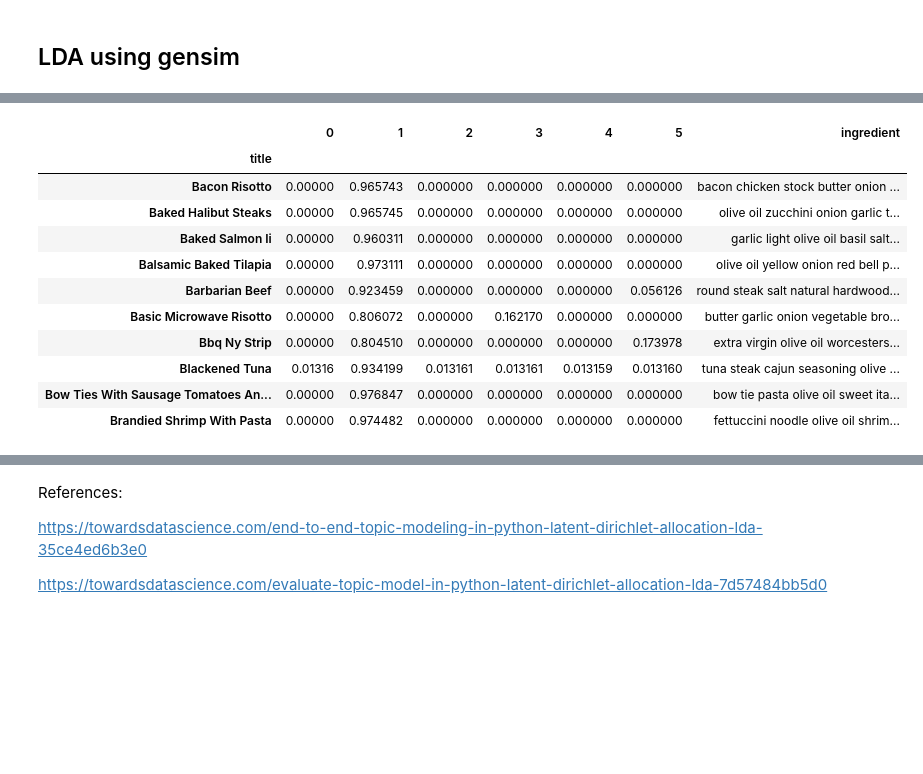
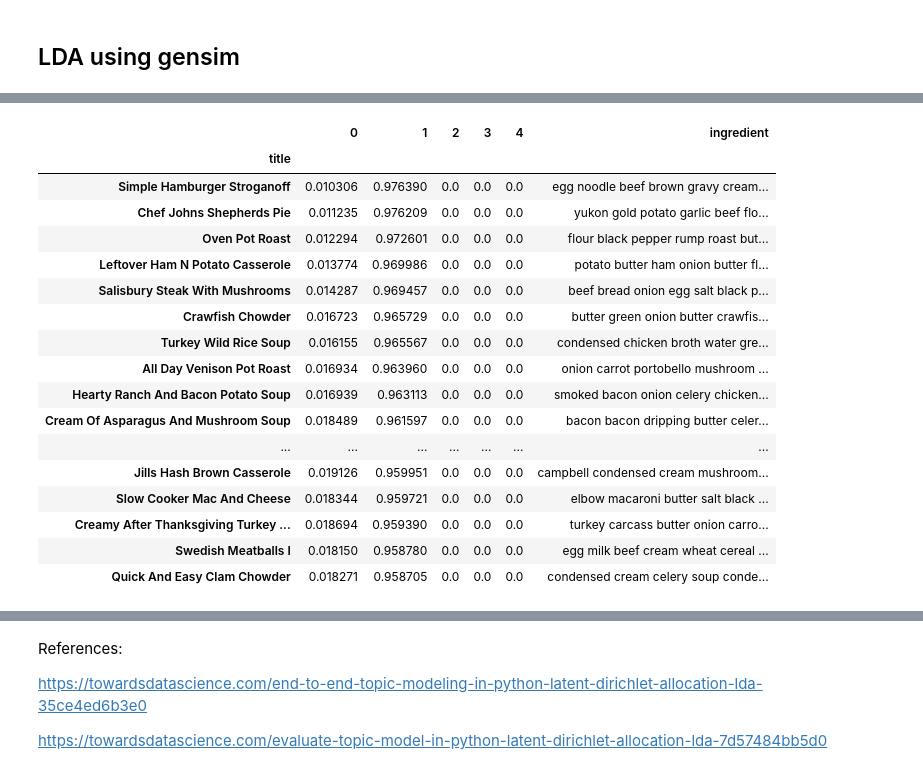
Before and after one commit to yangli53/happy_meals, a Jupyter notebook: LDA.ipynb, the cells around one changed output, grey strips where cells are left out. Cells and saved outputs as stored; diff of their text form; code cells hidden in the pictures; blank space fills up the shorter version.

```diff
--- a/LDA.ipynb
+++ b/LDA.ipynb
@@ -701,6 +509,11 @@ doc_lda = lda_model[corpus]
 # %%
-# calculate baseline Coherence score
-coherence_model_lda = CoherenceModel(model=lda_model, texts=data_bigrams, dictionary=id2word, coherence='c_v')
+# compute baseline Coherence score
+coherence_model_lda = CoherenceModel(model=lda_model, texts=data_words_bigrams,
+                                     dictionary=id2word, coherence='c_v')
 coherence_lda = coherence_model_lda.get_coherence()
 print('Coherence Score: ', np.round(coherence_lda, 2))
+
+# compute Perplexity: the lower the better
+perplexity = lda_model.log_perplexity(corpus)
+print('\nPerplexity: ', np.round(perplexity, 2))
 # %% [output]
@@ -719,7 +566,7 @@ def compute_coherence_values(corpus, dictionary, k, a, b):
                                            eta=b,
                                            per_word_topics=True)
 
-    coherence_model_lda = CoherenceModel(model=lda_model, texts=data_bigrams, dictionary=id2word, coherence='c_v')
+    coherence_model_lda = CoherenceModel(model=lda_model, texts=data_words_bigrams, dictionary=id2word, coherence='c_v')
 
     return coherence_model_lda.get_coherence()
 # %%
@@ -813,9 +668,9 @@ df_result_100[df_result_100.Topics == 6].sort_values('Coherence', ascending=Fals
 # %%
 lda_model_final = gensim.models.LdaMulticore(corpus=corpus,
                                              id2word=id2word,
-                                             num_topics=6,
+                                             num_topics=5,
                                              random_state=100,
                                              chunksize=100,
                                              passes=10,
-                                             alpha=0.1,
+                                             alpha='asymmetric',
                                              eta=1)
@@ -878,6 +734,6 @@ doc_lda = lda_model_final[corpus]
 # %%
 # create a df to show lda matrix
-lda_dict = {0: [], 1: [], 2: [], 3: [], 4: [], 5: []}
+lda_dict = {0: [], 1: [], 2: [], 3: [], 4: []}
 
 for _ in range(len(doc_lda)):
     lda_dict[0].append(0)
@@ -885,7 +741,6 @@ for _ in range(len(doc_lda)):
     lda_dict[2].append(0)
     lda_dict[3].append(0)
     lda_dict[4].append(0)
-    lda_dict[5].append(0)
 
 # create a df filled with 0
 lda_matrix = pd.DataFrame(lda_dict)
@@ -939,17 +800,23 @@ lda_matrix[lda_matrix[0] > 0.8][:10]
 # %%
-lda_matrix[lda_matrix[1] > 0.8][:10]
-# topic 1 looks like seafood dishes
+lda_matrix.sort_values(by=1, ascending=False)[:20]
+# topic 1 looks like soup
 # %% [output]
-|  | 0 | 1 | 2 | 3 | 4 | 5 | ingredient |
-| title |  |  |  |  |  |  |  |
-| Bacon Risotto | 0.00000 | 0.965743 | 0.000000 | 0.000000 | 0.000000 | 0.000000 | bacon chicken stock butter onion ... |
-| Baked Halibut Steaks | 0.00000 | 0.965745 | 0.000000 | 0.000000 | 0.000000 | 0.000000 | olive oil zucchini onion garlic t... |
-| Baked Salmon Ii | 0.00000 | 0.960311 | 0.000000 | 0.000000 | 0.000000 | 0.000000 | garlic light olive oil basil salt... |
-| Balsamic Baked Tilapia | 0.00000 | 0.973111 | 0.000000 | 0.000000 | 0.000000 | 0.000000 | olive oil yellow onion red bell p... |
-| Barbarian Beef | 0.00000 | 0.923459 | 0.000000 | 0.000000 | 0.000000 | 0.056126 | round steak salt natural hardwood... |
-| Basic Microwave Risotto | 0.00000 | 0.806072 | 0.000000 | 0.162170 | 0.000000 | 0.000000 | butter garlic onion vegetable bro... |
-| Bbq Ny Strip | 0.00000 | 0.804510 | 0.000000 | 0.000000 | 0.000000 | 0.173978 | extra virgin olive oil worcesters... |
-| Blackened Tuna | 0.01316 | 0.934199 | 0.013161 | 0.013161 | 0.013159 | 0.013160 | tuna steak cajun seasoning olive ... |
-| Bow Ties With Sausage Tomatoes An... | 0.00000 | 0.976847 | 0.000000 | 0.000000 | 0.000000 | 0.000000 | bow tie pasta olive oil sweet ita... |
-| Brandied Shrimp With Pasta | 0.00000 | 0.974482 | 0.000000 | 0.000000 | 0.000000 | 0.000000 | fettuccini noodle olive oil shrim... |
+|  | 0 | 1 | 2 | 3 | 4 | ingredient |
+| title |  |  |  |  |  |  |
+| Simple Hamburger Stroganoff | 0.010306 | 0.976390 | 0.0 | 0.0 | 0.0 | egg noodle beef brown gravy cream... |
+| Chef Johns Shepherds Pie | 0.011235 | 0.976209 | 0.0 | 0.0 | 0.0 | yukon gold potato garlic beef flo... |
+| Oven Pot Roast | 0.012294 | 0.972601 | 0.0 | 0.0 | 0.0 | flour black pepper rump roast but... |
+| Leftover Ham N Potato Casserole | 0.013774 | 0.969986 | 0.0 | 0.0 | 0.0 | potato butter ham onion butter fl... |
+| Salisbury Steak With Mushrooms | 0.014287 | 0.969457 | 0.0 | 0.0 | 0.0 | beef bread onion egg salt black p... |
+| Crawfish Chowder | 0.016723 | 0.965729 | 0.0 | 0.0 | 0.0 | butter green onion butter crawfis... |
+| Turkey Wild Rice Soup | 0.016155 | 0.965567 | 0.0 | 0.0 | 0.0 | condensed chicken broth water gre... |
+| All Day Venison Pot Roast | 0.016934 | 0.963960 | 0.0 | 0.0 | 0.0 | onion carrot portobello mushroom ... |
+| Hearty Ranch And Bacon Potato Soup | 0.016939 | 0.963113 | 0.0 | 0.0 | 0.0 | smoked bacon onion celery chicken... |
+| Cream Of Asparagus And Mushroom Soup | 0.018489 | 0.961597 | 0.0 | 0.0 | 0.0 | bacon bacon dripping butter celer... |
+| ... | ... | ... | ... | ... | ... | ... |
+| Jills Hash Brown Casserole | 0.019126 | 0.959951 | 0.0 | 0.0 | 0.0 | campbell condensed cream mushroom... |
+| Slow Cooker Mac And Cheese | 0.018344 | 0.959721 | 0.0 | 0.0 | 0.0 | elbow macaroni butter salt black ... |
+| Creamy After Thanksgiving Turkey ... | 0.018694 | 0.959390 | 0.0 | 0.0 | 0.0 | turkey carcass butter onion carro... |
+| Swedish Meatballs I | 0.018150 | 0.958780 | 0.0 | 0.0 | 0.0 | egg milk beef cream wheat cereal ... |
+| Quick And Easy Clam Chowder | 0.018271 | 0.958705 | 0.0 | 0.0 | 0.0 | condensed cream celery soup conde... |
 # %%
```
Also changed, not shown: parts of 64 cells of this notebook, 25 other files.
